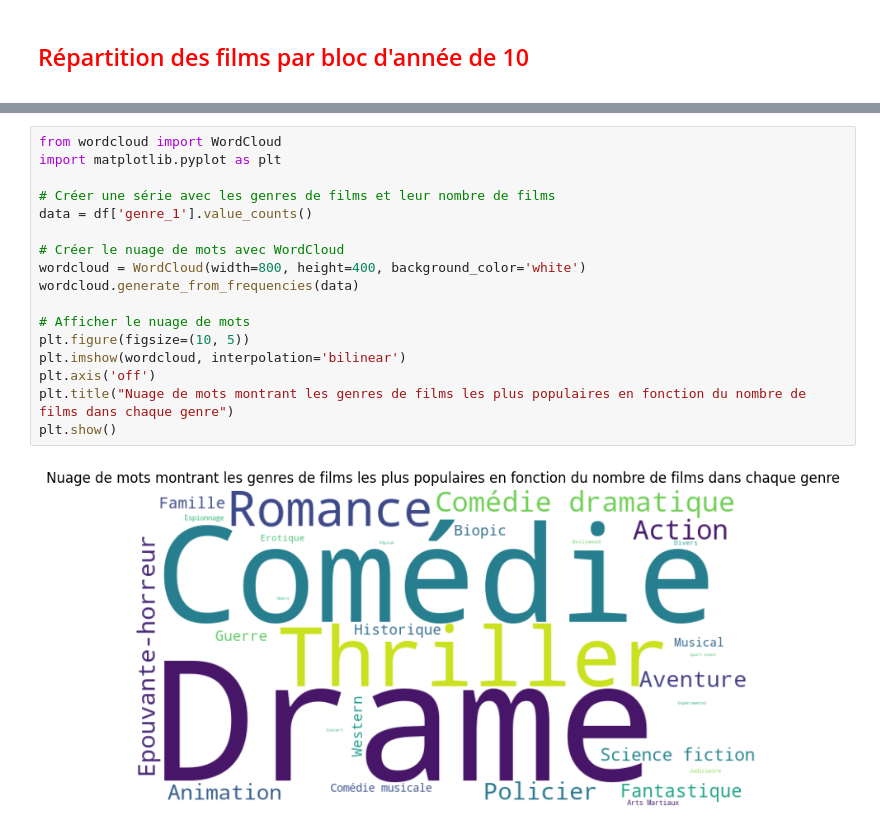
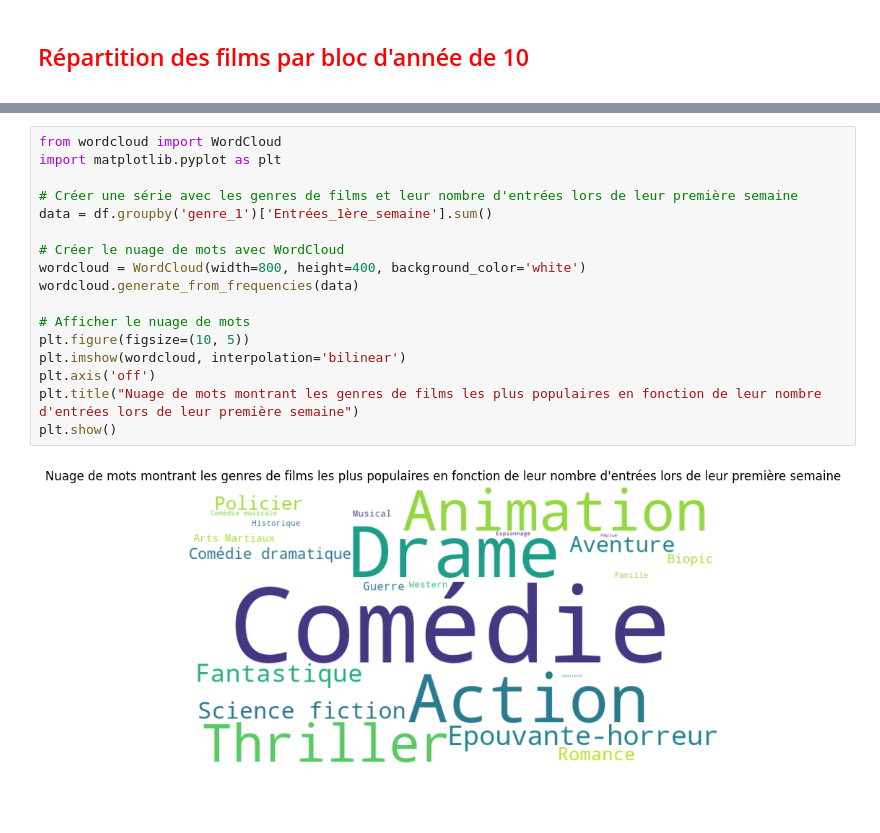
Before and after one commit to impejonathan/ML_recap, a Jupyter notebook: 2_analyse_allocine.ipynb, the cells around one changed output, grey strips where cells are left out. Drawn from its saved outputs; the diff is of its cells as text; blank space fills up the shorter version.

Commit message:
refonte du netoyage avec distrib et produc

```diff
--- a/2_analyse_allocine.ipynb
+++ b/2_analyse_allocine.ipynb
@@ -97,19 +97,19 @@ Requirement already satisfied: six>=1.5 in c:\users\impej\appdata\roaming\python
 # %%
 from wordcloud import WordCloud
 import matplotlib.pyplot as plt
 
-# Créer une série avec les genres de films et leur nombre de films
-data = df['genre_1'].value_counts()
+# Créer une série avec les genres de films et leur nombre d'entrées lors de leur première semaine
+data = df.groupby('genre_1')['Entrées_1ère_semaine'].sum()
 
 # Créer le nuage de mots avec WordCloud
 wordcloud = WordCloud(width=800, height=400, background_color='white')
 wordcloud.generate_from_frequencies(data)
 
 # Afficher le nuage de mots
 plt.figure(figsize=(10, 5))
 plt.imshow(wordcloud, interpolation='bilinear')
 plt.axis('off')
-plt.title("Nuage de mots montrant les genres de films les plus populaires en fonction du nombre de films dans chaque genre")
+plt.title("Nuage de mots montrant les genres de films les plus populaires en fonction de leur nombre d'entrées lors de leur première semaine")
 plt.show()
 # %% [output]
-[figure, old version]
+[figure, new version]
```
Also changed, not shown: parts of 8 cells of this notebook, 4 other files.
